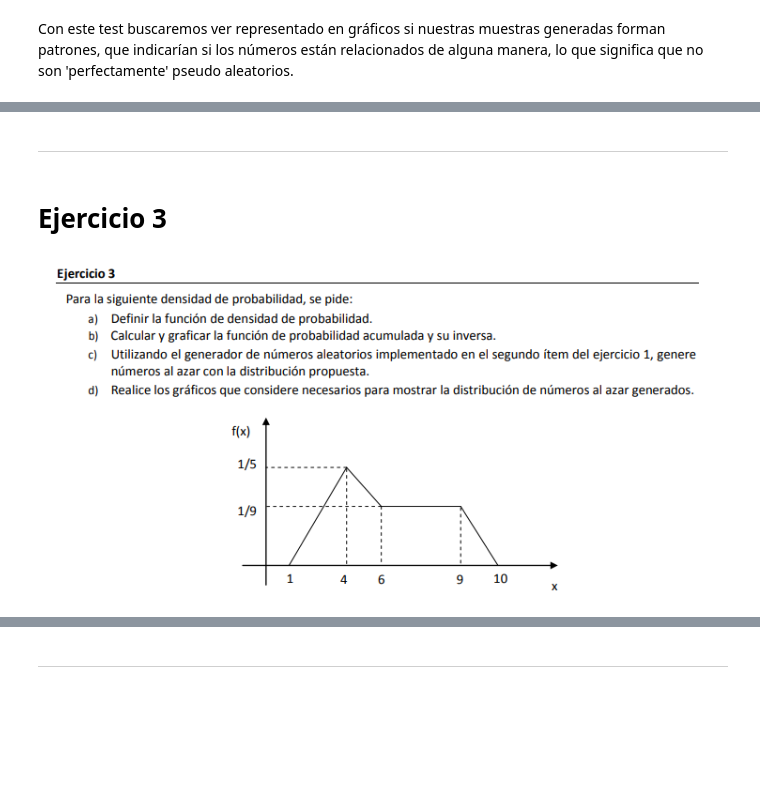
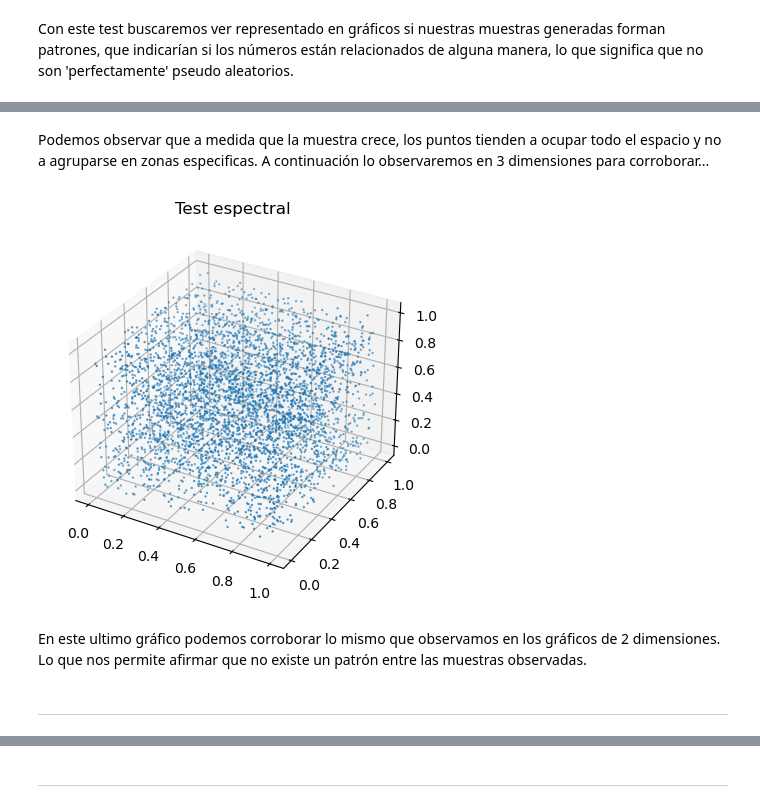
Before and after one commit to ian-g123/simulacion-grupo-04, a Jupyter notebook: TP1_Simulacion_Grupo4.ipynb, the cells around one changed output, grey strips where cells are left out. Drawn from its saved outputs; the diff is of its cells as text; code cells hidden in the pictures; blank space fills up the shorter version.

Commit message:
* terminar readme * ej 3, 5 - corroborar * falta completar ej 4 * documentar generador

```diff
--- a/TP1_Simulacion_Grupo4.ipynb
+++ b/TP1_Simulacion_Grupo4.ipynb
@@ -522,8 +562,27 @@ Con este test buscaremos ver representado en gráficos si nuestras muestras gene
+# %% [markdown]
+Podemos observar que a medida que la muestra crece, los puntos tienden a ocupar todo el espacio y no a agruparse en zonas especificas. A continuación lo observaremos en 3 dimensiones para corroborar...
+# %%
+def graficar_puntos_3d(muestra):
+    length = len(muestra)
+    # x = muestra[:length - 2]
+    # y = muestra[1:length - 1]
+    # z = muestra[2:length]
+    x = muestra[: length - 2]
+    y = muestra[1 : length - 1]
+    z = muestra[2:length]
+
+    ax = plt.subplot(111, projection="3d")
+    ax.scatter(x, y, z, s=0.5)
+    plt.title("Test espectral")
+    plt.show()
+
+
+graficar_puntos_3d(MUESTRA_4096)
+# %% [output]
+[figure, added]
+# %% [markdown]
+En este ultimo gráfico podemos corroborar lo mismo que observamos en los gráficos de 2 dimensiones. Lo que nos permite afirmar que no existe un patrón entre las muestras observadas.
 # %% [markdown]
 
 
 ---
-# %% [markdown]
-# Ejercicio 3
-# %% [markdown]
-![Captura de pantalla 2023-09-16 152609.png](embedded-picture-1)
```
Also changed, not shown: parts of 42 cells of this notebook, 3 other files.
